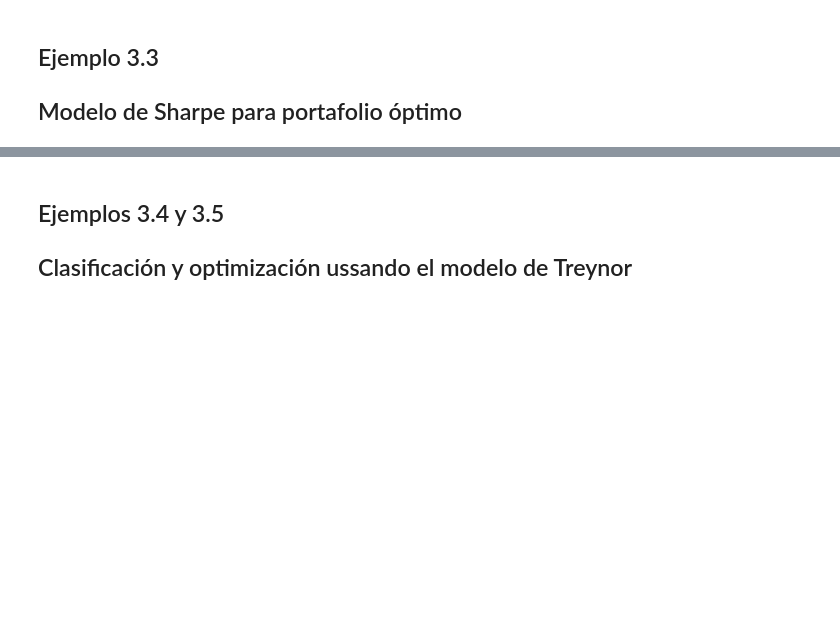
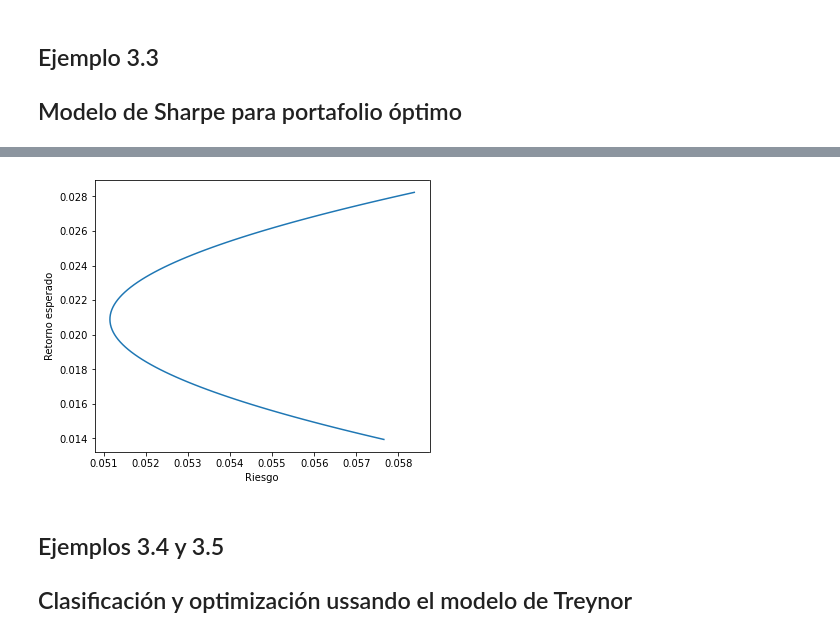
Before and after one commit to cazapata25/GMP, a Jupyter notebook: Python/cap3.ipynb, the cells around one changed output, grey strips where cells are left out. Saved outputs shown, nothing was run; the diff lists cells and outputs as text; code cells hidden in the pictures; blank space fills up the shorter version.

```diff
--- a/Python/cap3.ipynb
+++ b/Python/cap3.ipynb
@@ -211,3 +240,32 @@ E(R)_msft:  0.0085
+# %%
+# Construcción de la FE
+cov = retornos.cov()
+sigma = retornos.std()
+rpmin = mu.min()
+rpmax = mu.max()
+nport = 100
+
+j = np.linspace(rpmin,rpmax, nport)
+wpo = np.zeros((nport, n+1))
+rpo = np.zeros((nport,1))
+sigmapo = np.zeros((nport,1))
+
+for i in range(nport):
+  res = np.array([j[i], 1, 0])
+  wj =  np.linalg.inv(sigmaei) @ alb @ np.linalg.inv(G) @ res
+  wpo[i,:] = wj
+  rpo[i] = wj[0:n] @ mu
+  sigmapo[i] = np.sqrt( wj[0:n].T @ cov @ wj[0:n])
+# %%
+# Plano Riesgo-Retorno
+fig = plt.figure(figsize = (6, 5))
+ax = fig.add_subplot(111)
+plt.plot(sigmapo, rpo)
+plt.xlabel("Riesgo")
+plt.ylabel("Retorno esperado")
+plt.show()
+# %% [output]
+[figure, added]
 # %% [markdown]
 ## Ejemplos 3.4 y 3.5
 ## Clasificación y optimización ussando el modelo de Treynor
```
Also changed, not shown: parts of 14 cells of this notebook, 1 other file.
